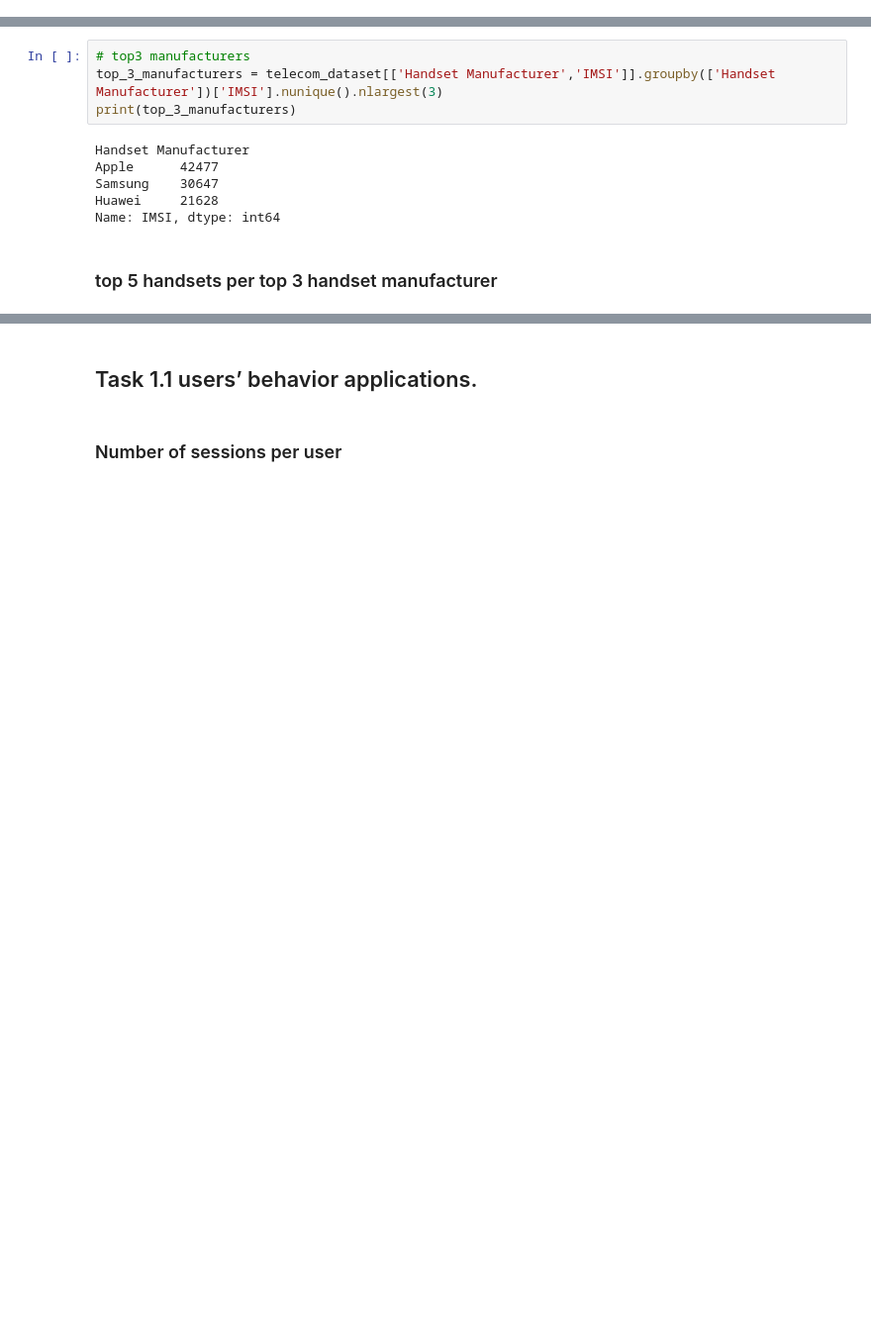
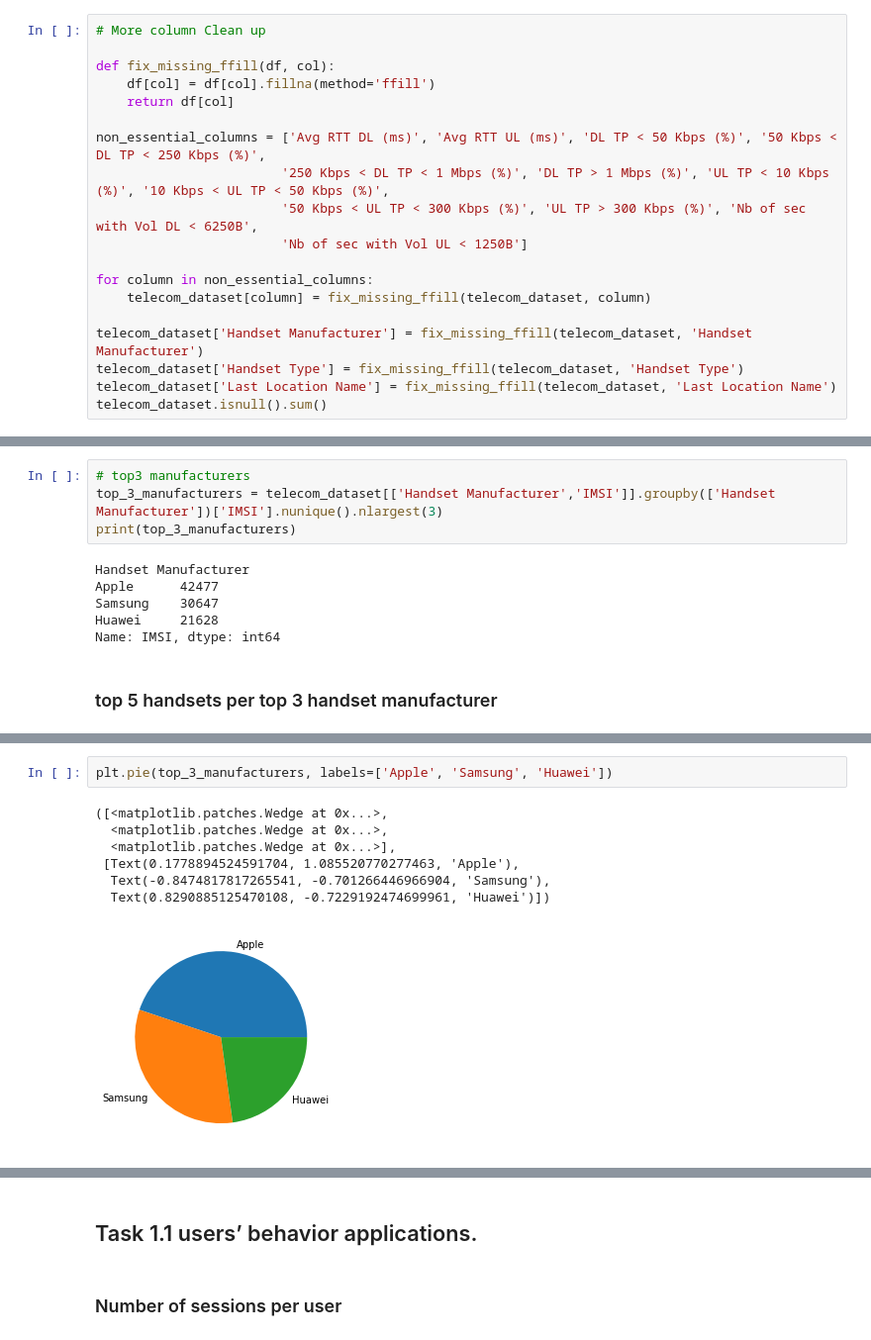
Before and after one commit to NatnaelSisay/Telecom_data_Analysis, a Jupyter notebook: notebooks/notebook_data_exploration.ipynb, the cells around one changed output, grey strips where cells are left out. Shown at 99% size. Cells and saved outputs as stored; diff of their text form; blank space fills up the shorter version.

```diff
--- a/notebooks/notebook_data_exploration.ipynb
+++ b/notebooks/notebook_data_exploration.ipynb
@@ -159,0 +176,19 @@ print(telecom_dataset.shape)
+# %%
+# More column Clean up
+
+def fix_missing_ffill(df, col):
+    df[col] = df[col].fillna(method='ffill')
+    return df[col]
+
+non_essential_columns = ['Avg RTT DL (ms)', 'Avg RTT UL (ms)', 'DL TP < 50 Kbps (%)', '50 Kbps < DL TP < 250 Kbps (%)',
+                        '250 Kbps < DL TP < 1 Mbps (%)', 'DL TP > 1 Mbps (%)', 'UL TP < 10 Kbps (%)', '10 Kbps < UL TP < 50 Kbps (%)',
+                        '50 Kbps < UL TP < 300 Kbps (%)', 'UL TP > 300 Kbps (%)', 'Nb of sec with Vol DL < 6250B',
+                        'Nb of sec with Vol UL < 1250B']
+
+for column in non_essential_columns:
+    telecom_dataset[column] = fix_missing_ffill(telecom_dataset, column)
+
+telecom_dataset['Handset Manufacturer'] = fix_missing_ffill(telecom_dataset, 'Handset Manufacturer')
+telecom_dataset['Handset Type'] = fix_missing_ffill(telecom_dataset, 'Handset Type')
+telecom_dataset['Last Location Name'] = fix_missing_ffill(telecom_dataset, 'Last Location Name')
+telecom_dataset.isnull().sum()
@@ -274 +322,11 @@ Huawei Y6 2018                      757
 Name: IMSI, dtype: int64
+# %%
+plt.pie(top_3_manufacturers, labels=['Apple', 'Samsung', 'Huawei'])
+# %% [output]
+([<matplotlib.patches.Wedge at 0x...>,
+  <matplotlib.patches.Wedge at 0x...>,
+  <matplotlib.patches.Wedge at 0x...>],
+ [Text(0.1778894524591704, 1.085520770277463, 'Apple'),
+  Text(-0.8474817817265541, -0.701266446966904, 'Samsung'),
+  Text(0.8290885125470108, -0.7229192474699961, 'Huawei')])
+[figure, added]
```
Also changed, not shown: parts of 23 cells of this notebook.
